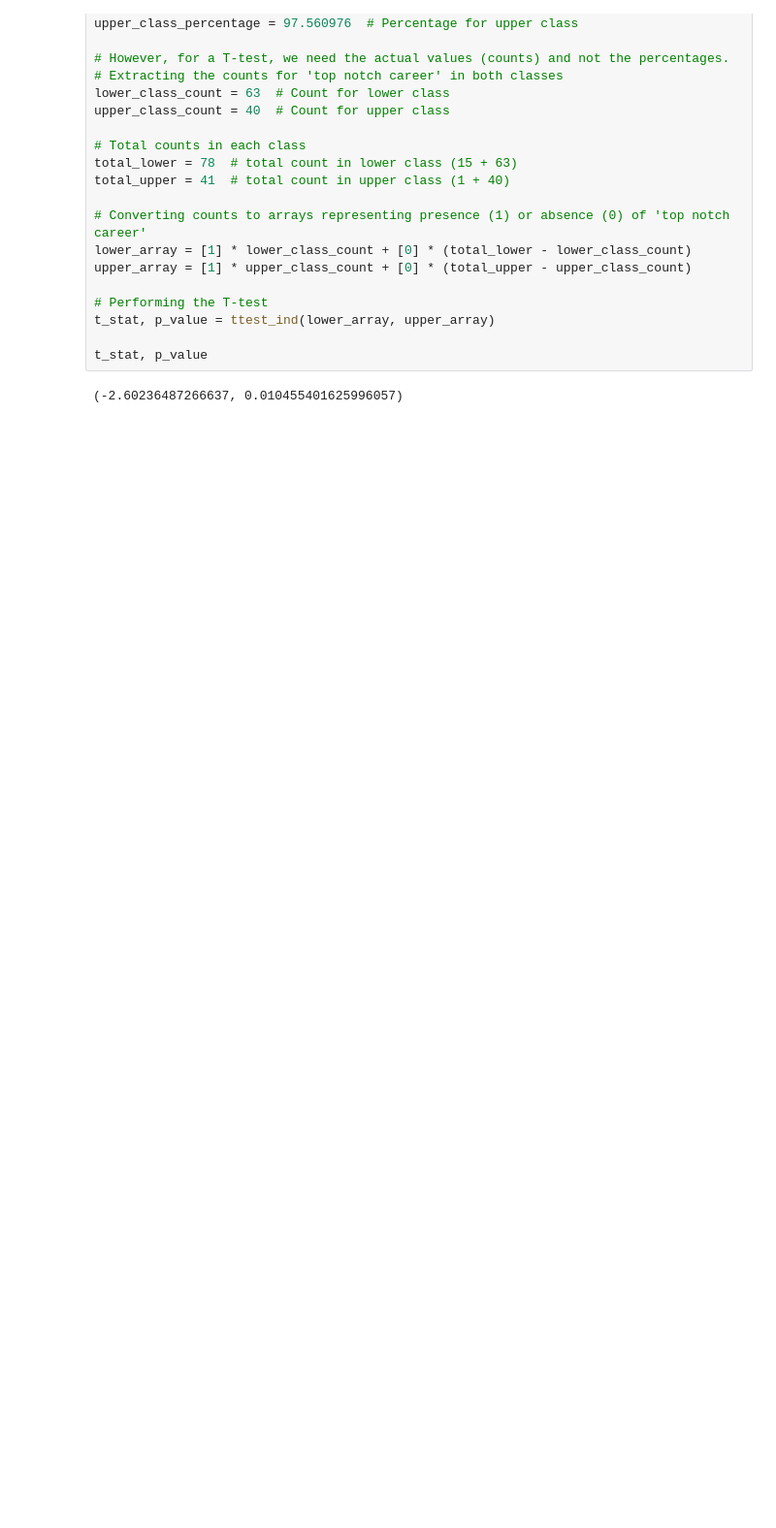
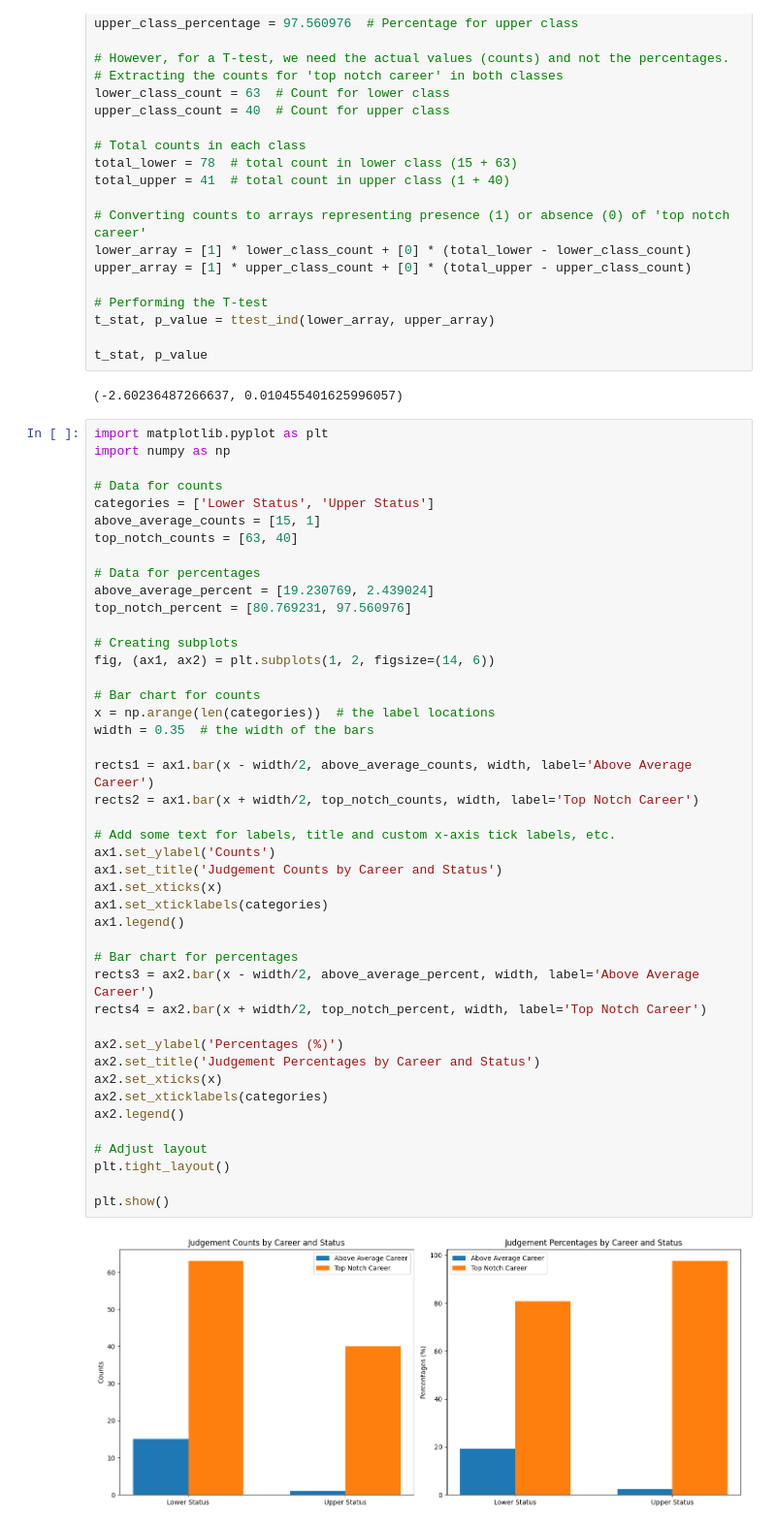
Before and after one commit to firish/auditing_GPT, a Jupyter notebook: analysis/CS567_RQ_4.ipynb, the cells around one changed output. Shown: that part at 97% size. Saved outputs shown, nothing was run; the diff lists cells and outputs as text; blank space fills up the shorter version.

```diff
--- a/analysis/CS567_RQ_4.ipynb
+++ b/analysis/CS567_RQ_4.ipynb
@@ -608,3 +608,49 @@ t_stat, p_value = ttest_ind(lower_array, upper_array)
 t_stat, p_value
 # %% [output]
 (-2.60236487266637, 0.010455401625996057)
+# %%
+import matplotlib.pyplot as plt
+import numpy as np
+
+# Data for counts
+categories = ['Lower Status', 'Upper Status']
+above_average_counts = [15, 1]
+top_notch_counts = [63, 40]
+
+# Data for percentages
+above_average_percent = [19.230769, 2.439024]
+top_notch_percent = [80.769231, 97.560976]
+
+# Creating subplots
+fig, (ax1, ax2) = plt.subplots(1, 2, figsize=(14, 6))
+
+# Bar chart for counts
+x = np.arange(len(categories))  # the label locations
+width = 0.35  # the width of the bars
+
+rects1 = ax1.bar(x - width/2, above_average_counts, width, label='Above Average Career')
+rects2 = ax1.bar(x + width/2, top_notch_counts, width, label='Top Notch Career')
+
+# Add some text for labels, title and custom x-axis tick labels, etc.
+ax1.set_ylabel('Counts')
+ax1.set_title('Judgement Counts by Career and Status')
+ax1.set_xticks(x)
+ax1.set_xticklabels(categories)
+ax1.legend()
+
+# Bar chart for percentages
+rects3 = ax2.bar(x - width/2, above_average_percent, width, label='Above Average Career')
+rects4 = ax2.bar(x + width/2, top_notch_percent, width, label='Top Notch Career')
+
+ax2.set_ylabel('Percentages (%)')
+ax2.set_title('Judgement Percentages by Career and Status')
+ax2.set_xticks(x)
+ax2.set_xticklabels(categories)
+ax2.legend()
+
+# Adjust layout
+plt.tight_layout()
+
+plt.show()
+# %% [output]
+[figure, added]
```
Also changed, not shown: parts of 1 cell of this notebook.
